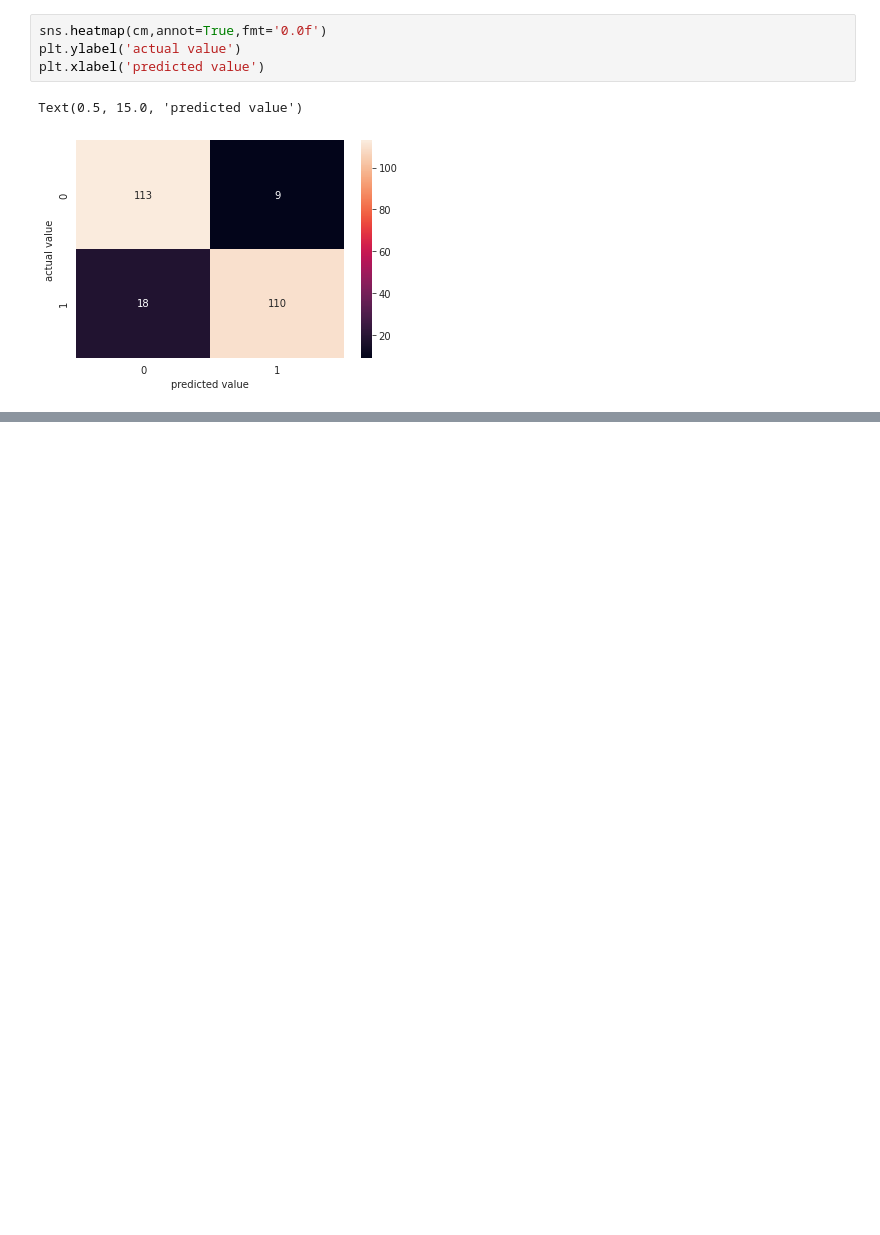
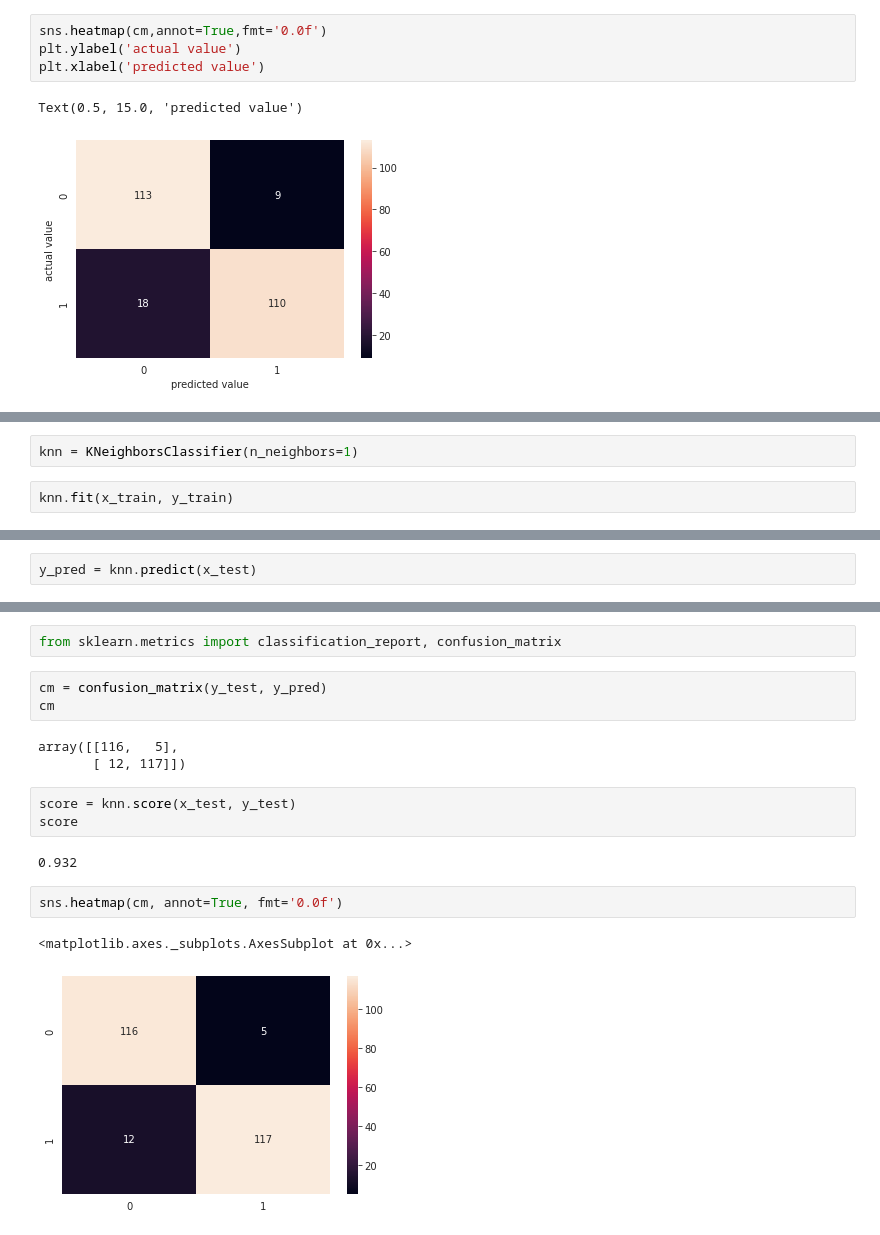
Before and after one commit to tuccib/CUNY-LAG, a Jupyter notebook: 211108_Advertising_Project_1.ipynb, the cells around one changed output, grey strips where cells are left out. Saved outputs shown, nothing was run; the diff lists cells and outputs as text; blank space fills up the shorter version.

```diff
--- a/211108_Advertising_Project_1.ipynb
+++ b/211108_Advertising_Project_1.ipynb
@@ -256,0 +310,4 @@ TP: 110/(110 + 18) = .86
+# %%
+knn = KNeighborsClassifier(n_neighbors=1)
+# %%
+knn.fit(x_train, y_train)
@@ -256,0 +318,2 @@ TP: 110/(110 + 18) = .86
+# %%
+y_pred = knn.predict(x_test)
@@ -256,0 +335,18 @@ TP: 110/(110 + 18) = .86
+# %%
+from sklearn.metrics import classification_report, confusion_matrix
+# %%
+cm = confusion_matrix(y_test, y_pred)
+cm
+# %% [output]
+array([[116,   5],
+       [ 12, 117]])
+# %%
+score = knn.score(x_test, y_test)
+score
+# %% [output]
+0.932
+# %%
+sns.heatmap(cm, annot=True, fmt='0.0f')
+# %% [output]
+<matplotlib.axes._subplots.AxesSubplot at 0x...>
+[figure, added]
```
Also changed, not shown: parts of 43 cells of this notebook.
